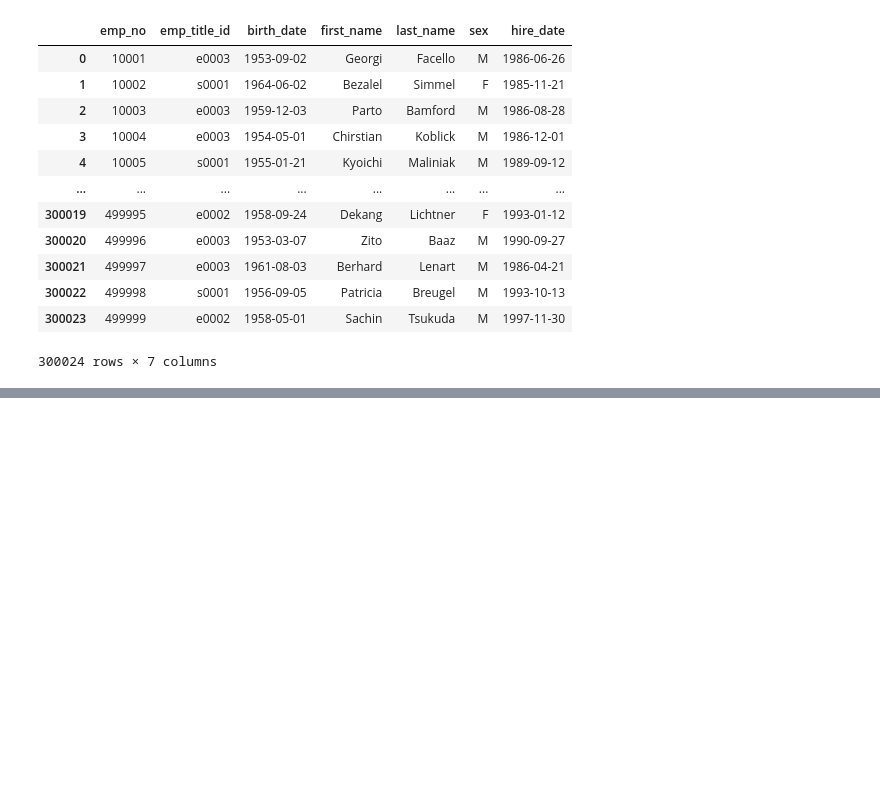
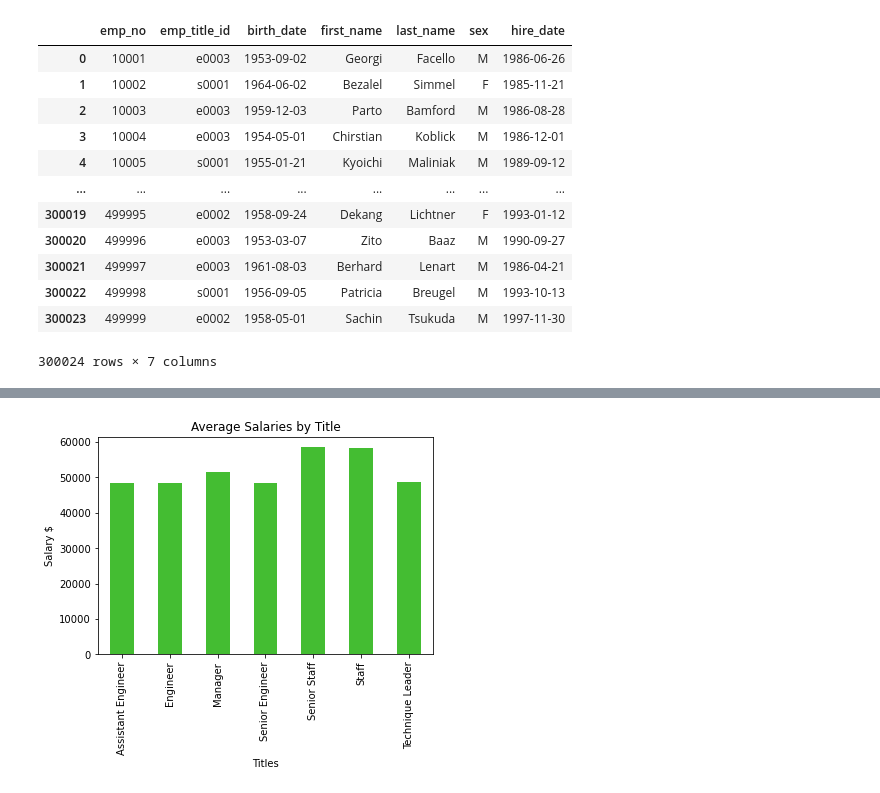
Before and after one commit to SandyGoodell/sql-challange, a Jupyter notebook: EmployeeSQL/bonus.ipynb, the cells around one changed output, grey strips where cells are left out. Drawn from its saved outputs; the diff is of its cells as text; code cells hidden in the pictures; blank space fills up the shorter version.

```diff
--- a/EmployeeSQL/bonus.ipynb
+++ b/EmployeeSQL/bonus.ipynb
@@ -85,0 +96,7 @@ df_employees
+# %%
+# merge the df_titles and df_employees on title_id
+# rename the column in df_employees to title_id
+df_employees.rename(columns={'emp_title_id' : 'title_id'}, inplace=True)
+# merge the title name and create new df
+df_emp_title = df_titles.merge(df_employees, on='title_id')
+df_emp_title
@@ -85,0 +117,4 @@ df_employees
+# %%
+# merget the emp and title with the salary amount on emp_no
+df_emp_title_sal = df_emp_title.merge(df_salaries, on='emp_no')
+df_emp_title_sal
@@ -85,0 +135,4 @@ df_employees
+# %%
+# groupby the title and salary and then get the average salary for each title
+df_avg_title = df_emp_title_sal.groupby(["title"])["salary"].mean()
+df_avg_title
@@ -85,0 +149,9 @@ df_employees
+# %%
+# Create Bar chart of avg salaries by Title
+df_avg_title.plot.bar(color='#44bd32')
+plt.xlabel("Titles")
+plt.ylabel("Salary $")
+plt.title("Average Salaries by Title")
+plt.savefig("Average Salaries.png")
+# %% [output]
+[figure, added]
```
Also changed, not shown: parts of 5 cells of this notebook, 3 other files.
